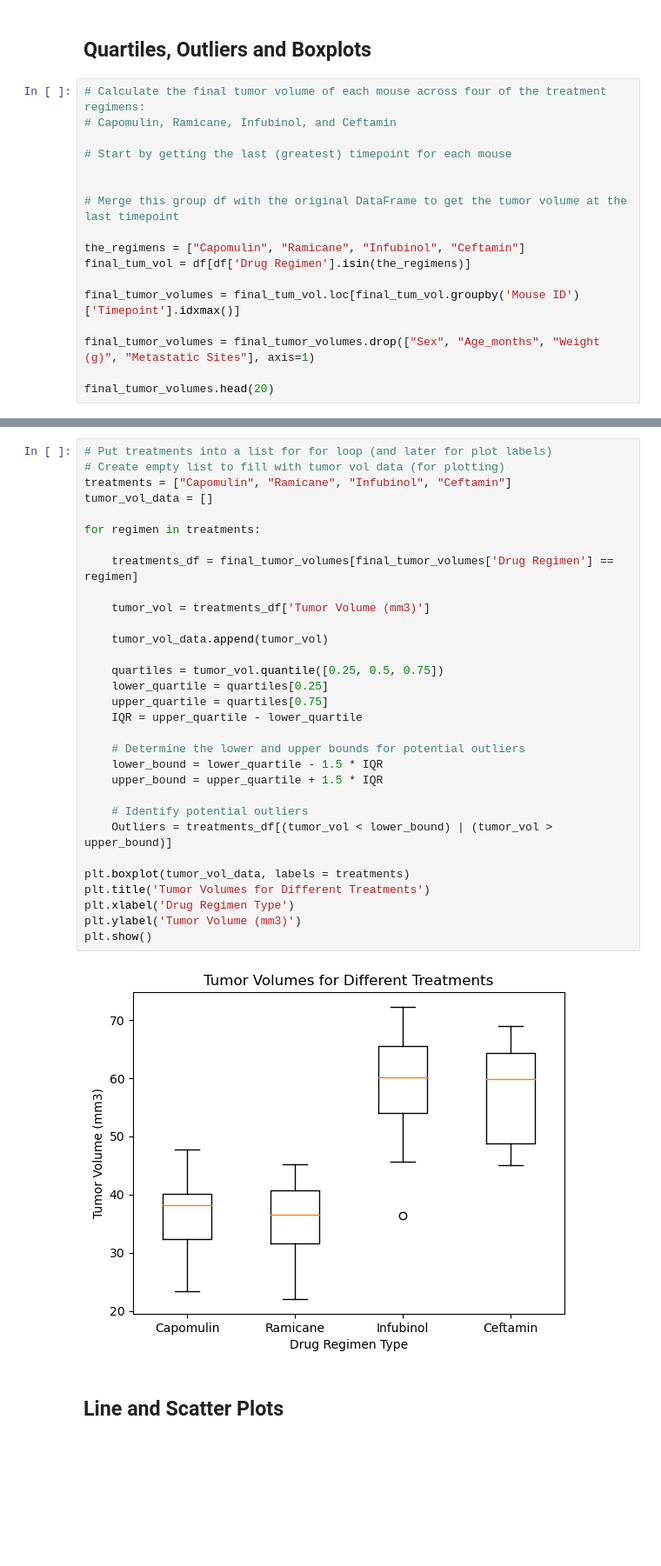
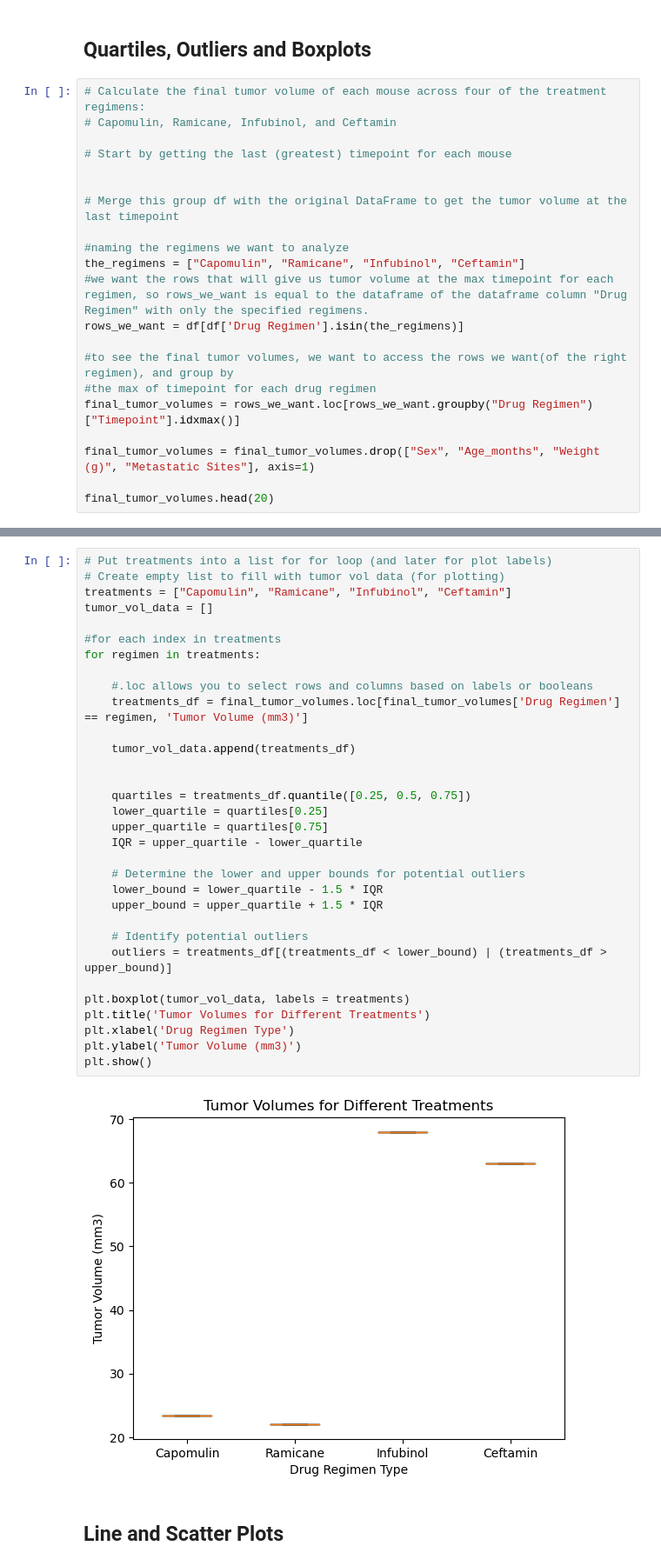
Before and after one commit to cecestreet/Pymaceuticals, a Jupyter notebook: pymaceuticals_script.ipynb, the cells around one changed output, grey strips where cells are left out. Shown at 87% size. Cells and saved outputs as stored; diff of their text form; blank space fills up the shorter version.

```diff
--- a/pymaceuticals_script.ipynb
+++ b/pymaceuticals_script.ipynb
@@ -150,10 +153,14 @@ plt.show()
 
 # Merge this group df with the original DataFrame to get the tumor volume at the last timepoint
 
+#naming the regimens we want to analyze
 the_regimens = ["Capomulin", "Ramicane", "Infubinol", "Ceftamin"]
-final_tum_vol = df[df['Drug Regimen'].isin(the_regimens)]
+#we want the rows that will give us tumor volume at the max timepoint for each regimen, so rows_we_want is equal to the dataframe of the dataframe column "Drug Regimen" with only the specified regimens.
+rows_we_want = df[df['Drug Regimen'].isin(the_regimens)]
 
-final_tumor_volumes = final_tum_vol.loc[final_tum_vol.groupby('Mouse ID')['Timepoint'].idxmax()]
+#to see the final tumor volumes, we want to access the rows we want(of the right regimen), and group by
+#the max of timepoint for each drug regimen
+final_tumor_volumes = rows_we_want.loc[rows_we_want.groupby("Drug Regimen")["Timepoint"].idxmax()]
 
 final_tumor_volumes = final_tumor_volumes.drop(["Sex", "Age_months", "Weight (g)", "Metastatic Sites"], axis=1)
 
@@ -179,36 +174,37 @@ final_tumor_volumes.head(20)
 # %%
 # Put treatments into a list for for loop (and later for plot labels)
 # Create empty list to fill with tumor vol data (for plotting)
 treatments = ["Capomulin", "Ramicane", "Infubinol", "Ceftamin"]
 tumor_vol_data = []
 
+#for each index in treatments
 for regimen in treatments:
 
-    treatments_df = final_tumor_volumes[final_tumor_volumes['Drug Regimen'] == regimen]
+    #.loc allows you to select rows and columns based on labels or booleans
+    treatments_df = final_tumor_volumes.loc[final_tumor_volumes['Drug Regimen'] == regimen, 'Tumor Volume (mm3)']
 
-    tumor_vol = treatments_df['Tumor Volume (mm3)']
+    tumor_vol_data.append(treatments_df)
 
-    tumor_vol_data.append(tumor_vol)
 
-    quartiles = tumor_vol.quantile([0.25, 0.5, 0.75])
+    quartiles = treatments_df.quantile([0.25, 0.5, 0.75])
     lower_quartile = quartiles[0.25]
     upper_quartile = quartiles[0.75]
     IQR = upper_quartile - lower_quartile
 
     # Determine the lower and upper bounds for potential outliers
     lower_bound = lower_quartile - 1.5 * IQR
     upper_bound = upper_quartile + 1.5 * IQR
 
     # Identify potential outliers
-    Outliers = treatments_df[(tumor_vol < lower_bound) | (tumor_vol > upper_bound)]
+    outliers = treatments_df[(treatments_df < lower_bound) | (treatments_df > upper_bound)]
 
 plt.boxplot(tumor_vol_data, labels = treatments)
 plt.title('Tumor Volumes for Different Treatments')
 plt.xlabel('Drug Regimen Type')
 plt.ylabel('Tumor Volume (mm3)')
 plt.show()
 # %% [output]
-[figure, old version]
+[figure, new version]
 # %% [markdown]
 ## Line and Scatter Plots
 # %%
```
Also changed, not shown: parts of 13 cells of this notebook.
